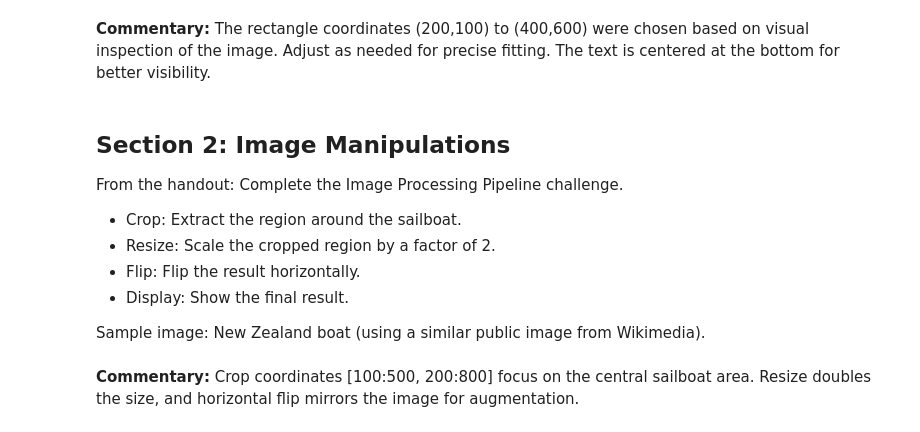
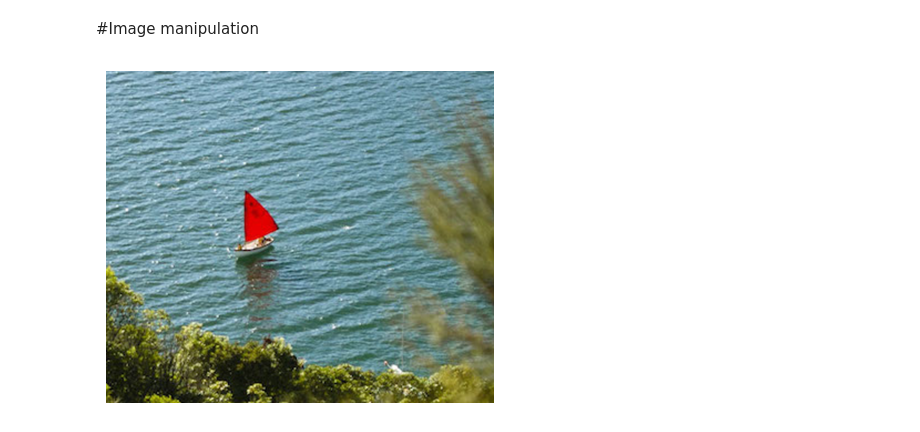
Before and after one commit to jan-zika/computer_vision, a Jupyter notebook: image_manipulation_01.ipynb, the cells around one changed output. Cells and saved outputs as stored; diff of their text form; code cells hidden in the pictures.

```diff
--- a/image_manipulation_01.ipynb
+++ b/image_manipulation_01.ipynb
@@ -73,13 +2,0 @@ plt.show()
-# %% [markdown]
-**Commentary:** The rectangle coordinates (200,100) to (400,600) were chosen based on visual inspection of the image. Adjust as needed for precise fitting. The text is centered at the bottom for better visibility.
-# %% [markdown]
-## Section 2: Image Manipulations
-
-From the handout: Complete the Image Processing Pipeline challenge.
-
-- Crop: Extract the region around the sailboat.
-- Resize: Scale the cropped region by a factor of 2.
-- Flip: Flip the result horizontally.
-- Display: Show the final result.
-
-Sample image: New Zealand boat (using a similar public image from Wikimedia).
@@ -86,26 +8,37 @@ Sample image: New Zealand boat (using a similar public image from Wikimedia).
+# %% [markdown]
+#Image manipulation
 # %%
-# Download sample image (Sailboat in New Zealand waters from Wikimedia)
-url = "https://upload.wikimedia.org/wikipedia/commons/4/4c/Sailboat_on_Lake_Pukaki.jpg"
-resp = urlopen(url)
-image_array = np.asarray(bytearray(resp.read()), dtype="uint8")
-img = cv2.imdecode(image_array, cv2.IMREAD_COLOR)
+# Load the image from URL
+url_1 = 'https://raw.githubusercontent.com/jan-zika/computer_vision/refs/heads/main/images/New_Zealand_Boat.jpg'
 
-# Save locally (optional)
-cv2.imwrite('New_Zealand_Boat.jpg', img)
+# Use urlopen to get the image data and cv2.imdecode to read it
+try:
+    resp = urlopen(url_1)
+    image_array = np.asarray(bytearray(resp.read()), dtype="uint8")
+    img = cv2.imdecode(image_array, cv2.IMREAD_COLOR)
 
-# 1. Crop the image (region around the sailboat - adjust based on image)
-cropped = img[100:500, 200:800]  # y_start:y_end, x_start:x_end (example coords)
+    # Check if the image was loaded successfully
+    if img is None:
+        print(f"Error: Could not load image from {url_1}")
+    else:
+        # 1. Crop the image (you’ll have to adjust coordinates to your sailboat region)
+        # Format: img[y_start:y_end, x_start:x_end]
+        # Adjusted coordinates based on visual inspection of the image
+        cropped = img[100:400, 150:500]
 
-# 2. Resize by factor of 2
-resized = cv2.resize(cropped, None, fx=2, fy=2, interpolation=cv2.INTER_AREA)
+        # 2. Resize by factor of 2
+        resized = cv2.resize(cropped, None, fx=2, fy=2, interpolation=cv2.INTER_CUBIC)
 
-# 3. Flip horizontally
-flipped = cv2.flip(resized, 1)
+        # 3. Flip horizontally
+        flipped = cv2.flip(resized, 1)   # 1 = horizontal flip, 0 = vertical, -1 = both
 
-# 4. Display the result
-plt.figure(figsize=(5, 5))
-plt.imshow(flipped[:, :, ::-1])  # BGR to RGB
-plt.title('Processed Sailboat Image')
-plt.show()
+        # 4. Display the result
+        plt.figure(figsize=(5, 5))
+        plt.imshow(flipped[:, :, ::-1])  # OpenCV loads BGR, so we reverse to RGB
+        plt.axis("off")
+        plt.show()
+
+except Exception as e:
+    print(f"An error occurred: {e}")
+# %% [output]
+[figure, added]
-# %% [markdown]
-**Commentary:** Crop coordinates [100:500, 200:800] focus on the central sailboat area. Resize doubles the size, and horizontal flip mirrors the image for augmentation.
```
Also changed, not shown: parts of 14 cells of this notebook.
